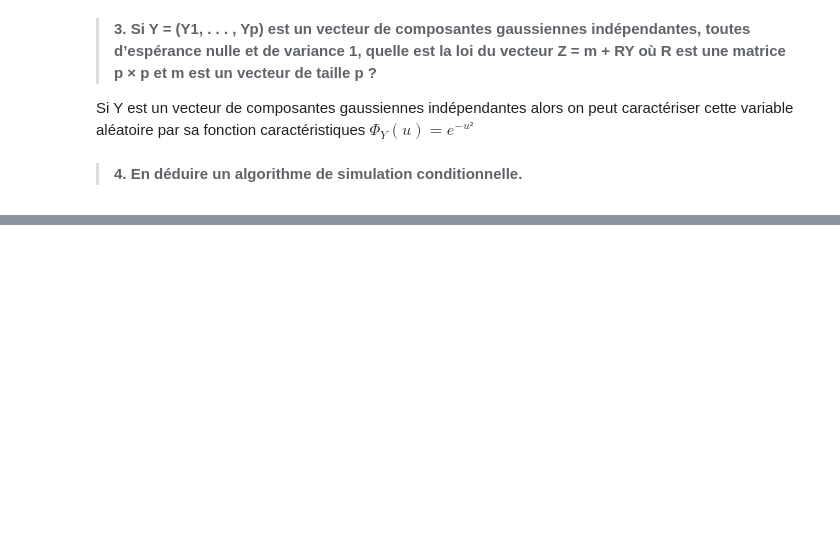
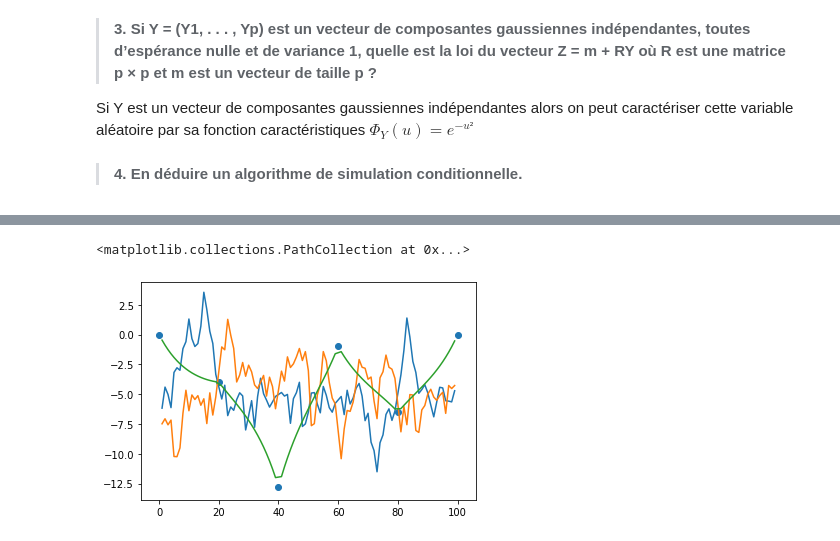
Before and after one commit to Gasp141/ProjetMaths3, a Jupyter notebook: ProjMaths3.ipynb, the cells around one changed output, grey strips where cells are left out. Cells and saved outputs as stored; diff of their text form; code cells hidden in the pictures; blank space fills up the shorter version.

```diff
--- a/ProjMaths3.ipynb
+++ b/ProjMaths3.ipynb
@@ -48,0 +57,2 @@ def distance(h,N):
+# %%
+covar = C(mat_distance(discretization), a, sigma2)
@@ -48,0 +104,17 @@ def distance(h,N):
+# %%
+L = np.linalg.cholesky(cov_cond)
+def simul( L ):
+    f= lambda u,v : np.sqrt(-2*np.log(u))*np.cos(2*np.pi*v)
+    g= lambda u,v : np.sqrt(-2*np.log(u))*np.sin(2*np.pi*v)
+    Y = np.random.normal(0,1,len(unknown_indexes))
+    Z = np.array([mu for i in range(len( unknown_indexes))])+ L@ Y
+    return Z
+Z = simul(L)
+plt.plot(unknown_indexes,Z)
+plt.plot(unknown_indexes,Z1)
+
+plt.plot(unknown_indexes, esp_cond)
+plt.scatter(observation_indexes,depth)
+# %% [output]
+<matplotlib.collections.PathCollection at 0x...>
+[figure, added]
```
Also changed, not shown: parts of 14 cells of this notebook.
